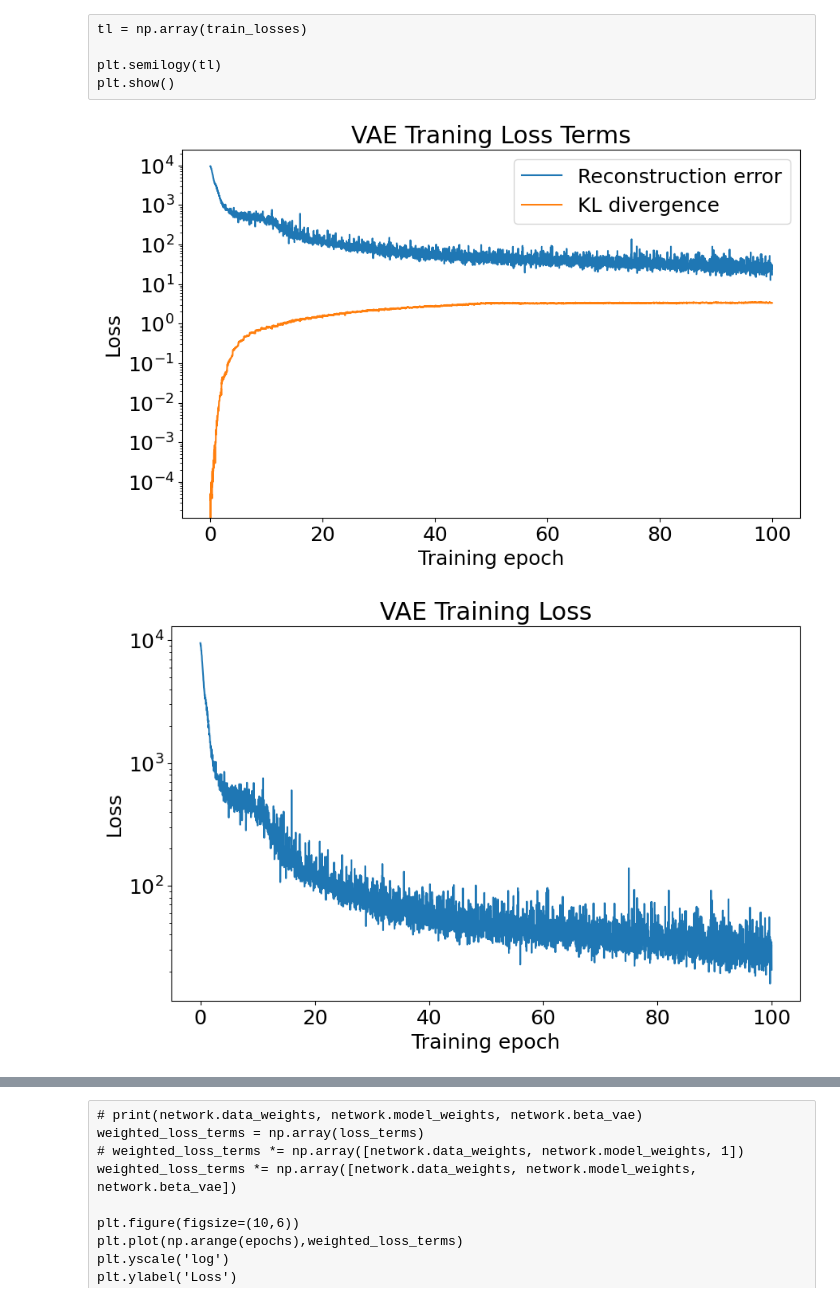
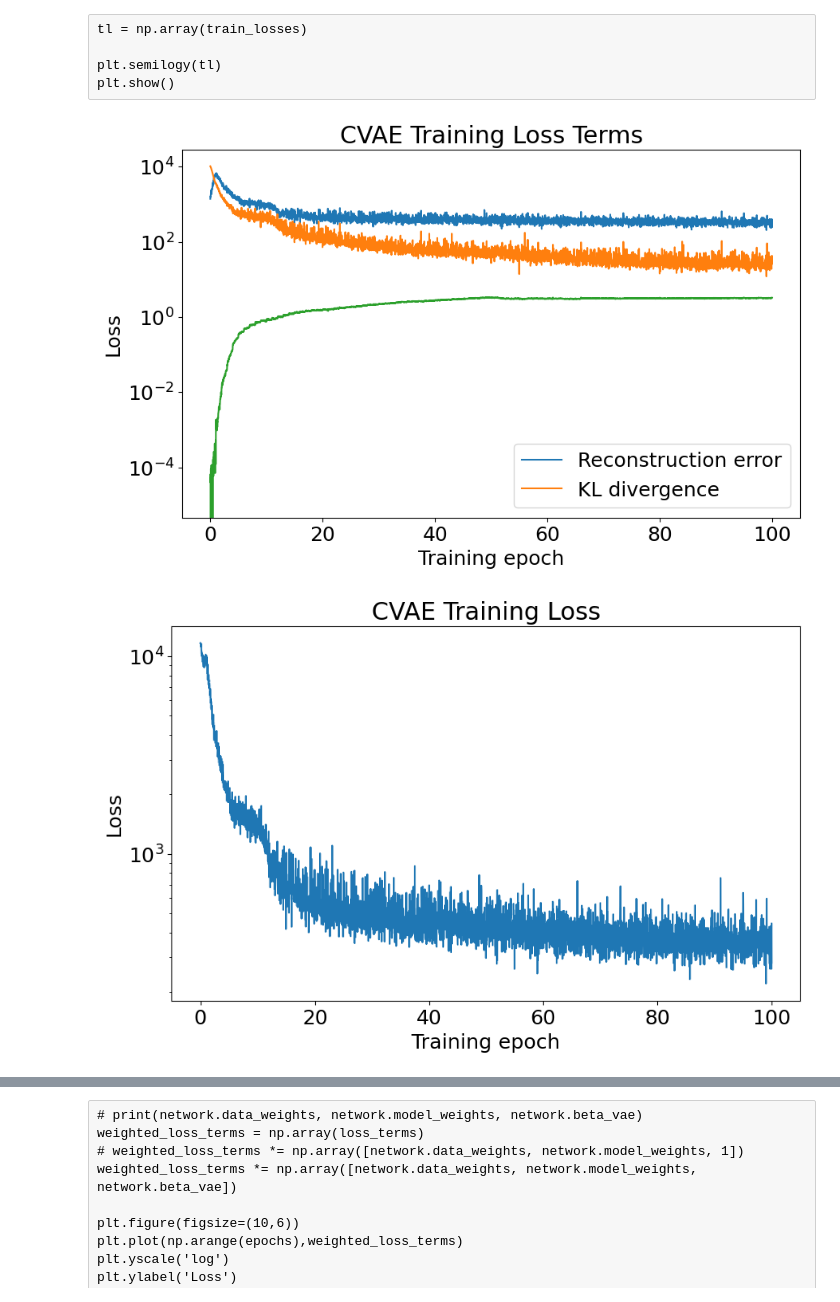
Before and after one commit to sarafhirsch/EM-CVAE-Graduate_Research, a Jupyter notebook: MT_64_Updated.ipynb, the cells around one changed output, grey strips where cells are left out. Saved outputs shown, nothing was run; the diff lists cells and outputs as text; code cells hidden in the pictures.

Commit message:
CVAE Plots 4

```diff
--- a/MT_64_Updated.ipynb
+++ b/MT_64_Updated.ipynb
@@ -848,7 +848,7 @@ for epoch in range(1, epochs + 1):
         # z_mean, z_logvar = network.encode(train_x)
         # print(z_mean.dtype, z_logvar.dtype)
         train_loss, train_term = vae.compute_apply_gradients(network, train_x, optimizer, beta,
-                                    use_data_misfit=False)
+                                    use_data_misfit=True)
         #train_losses.append(train_loss.numpy())
         train_terms.append([tt.numpy() for tt in train_term])
         train_losses.append(train_loss)
@@ -867,20 +867,20 @@ for epoch in range(1, epochs + 1):
     validate_terms.append([tt.numpy() for tt in val_term])
 
     # CVAE print function
-    # print('Epoch: {}, Data misfit: {:.4}, '
+    print('Epoch: {}, Data misfit: {:.4}, '
+          'Reconstruction: {:.4}, '
+          'KL: {:.4}, '
+          'Elapsed {:.4} s'.format(epoch, train_term[0], train_term[1], train_term[2],
+                                #elbo,
+                                end_time - start_time))
+
+    # VAE print function
+    # print('Epoch: {}, '
     #       'Reconstruction: {:.4}, '
     #       'KL: {:.4}, '
-    #       'Elapsed {:.4} s'.format(epoch, train_term[0], train_term[1], train_term[2],
+    #       'Elapsed {:.4} s'.format(epoch, train_term[0], train_term[1],
     #                             #elbo,
     #                             end_time - start_time))
-
-    # VAE print function
-    print('Epoch: {}, '
-          'Reconstruction: {:.4}, '
-          'KL: {:.4}, '
-          'Elapsed {:.4} s'.format(epoch, train_term[0], train_term[1],
-                                #elbo,
-                                end_time - start_time))
     print('loss', train_loss)
     print('beta', beta)
 
@@ -1009,17 +1009,17 @@ plt.show()
 # %%
 tt = np.array(train_terms)
 batches_per_epoch = tf.data.experimental.cardinality(train_dataset).numpy()
 num_batches = tt.shape[0]
 plt.figure(figsize=(10,6))
 plt.semilogy(np.arange(num_batches)/batches_per_epoch, tt)
 plt.ylabel('Loss')
 plt.xlabel('Training epoch')
-plt.title("VAE Traning Loss Terms")
+plt.title("CVAE Training Loss Terms")
 plt.legend(['Reconstruction error', 'KL divergence'])
 plt.savefig('training_loss_'+run+'_w.png')
 plt.show()
 # %% [output]
-[figure, old version]
+[figure, new version]
 # %%
 tl = np.array(train_losses)
 batches_per_epoch = tf.data.experimental.cardinality(train_dataset).numpy()
@@ -1028,12 +1028,12 @@ plt.figure(figsize=(10,6))
 plt.semilogy(np.arange(num_batches)/batches_per_epoch, tl)
 plt.ylabel('Loss')
 plt.xlabel('Training epoch')
-plt.title("VAE Training Loss")
+plt.title("CVAE Training Loss")
 # plt.legend(['Loss'])
 plt.savefig('training_loss_'+run+'_w.png')
 plt.show()
 # %% [output]
-[figure, old version]
+[figure, new version]
 # %%
 plt.figure(figsize=(10,6))
 plt.plot(np.arange(epochs),validate_terms)
```
Also changed, not shown: parts of 26 cells of this notebook, 8 other files.
